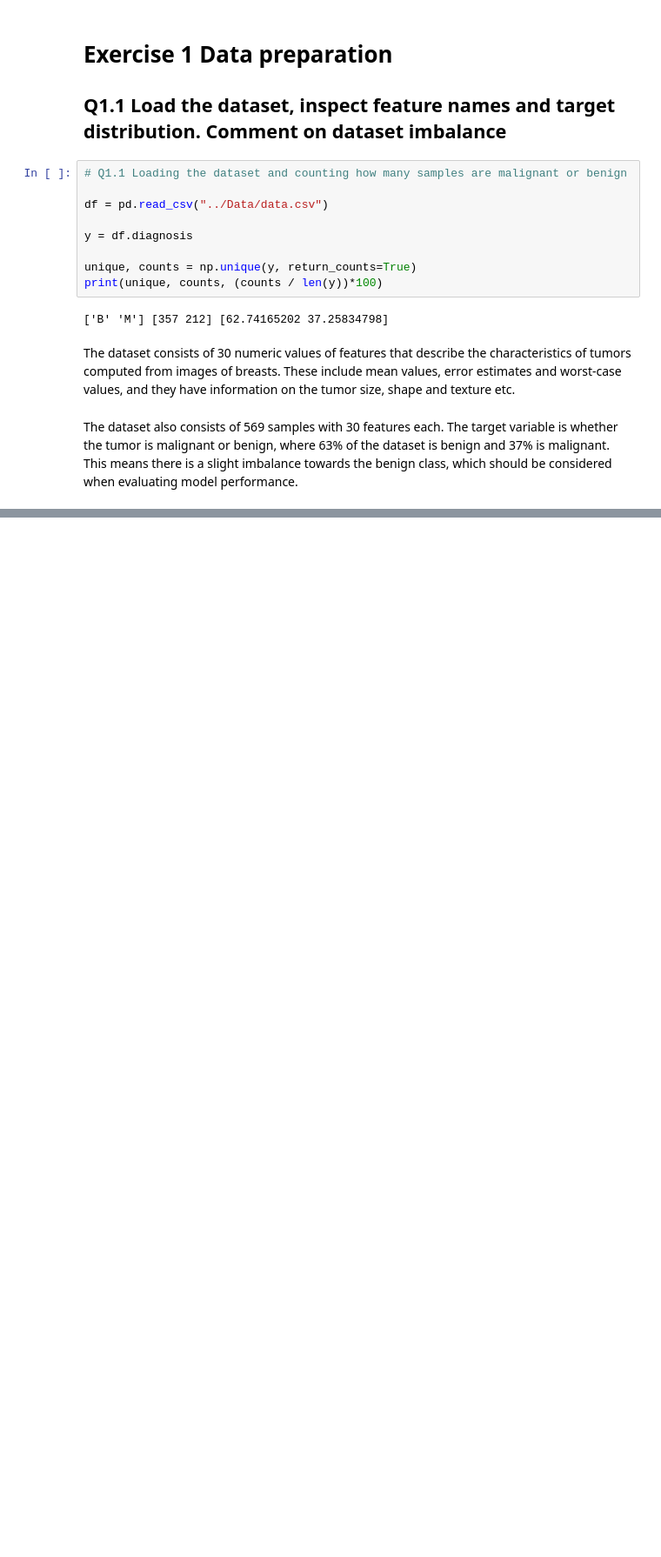
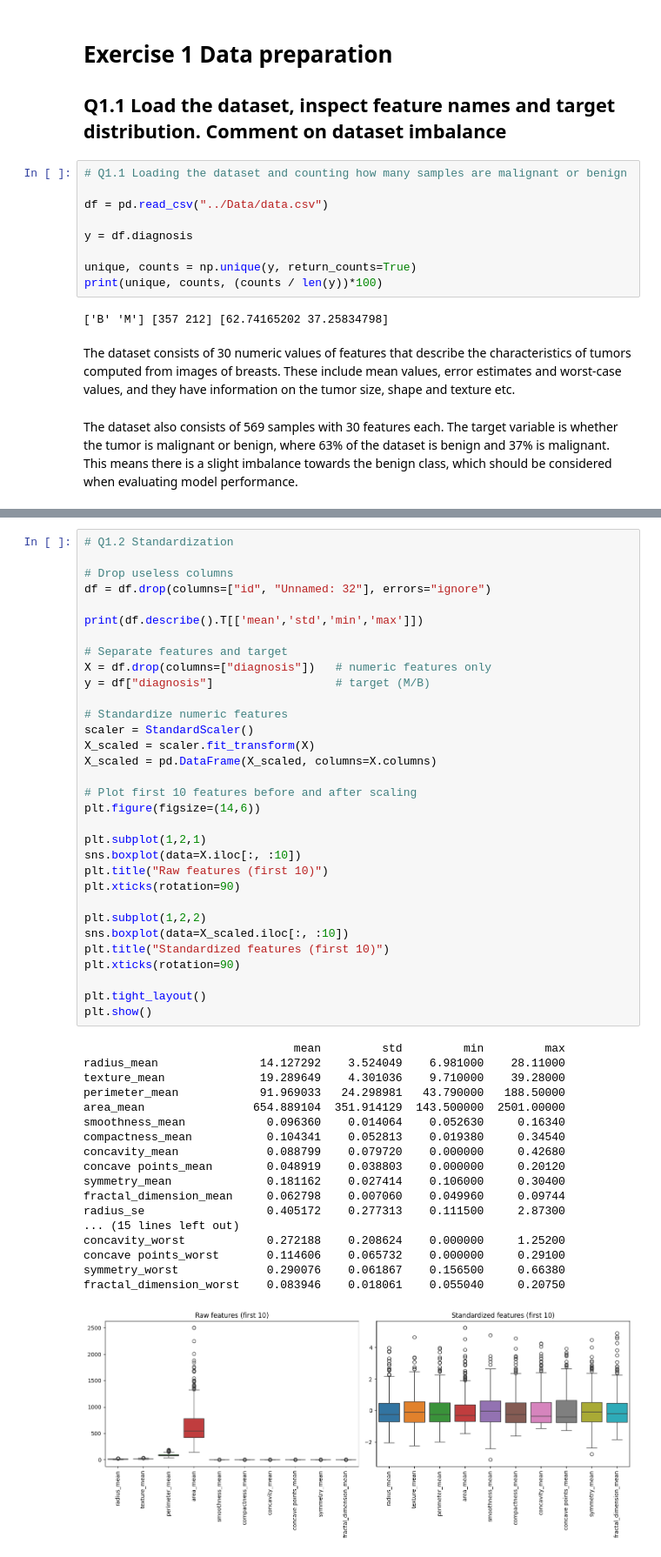
Before and after one commit to Bennny14/MachineLearningAssignment2, a Jupyter notebook: Notebooks/main.ipynb, the cells around one changed output, grey strips where cells are left out. Shown at 87% size. Saved outputs shown, nothing was run; the diff lists cells and outputs as text; blank space fills up the shorter version.

```diff
--- a/Notebooks/main.ipynb
+++ b/Notebooks/main.ipynb
@@ -22,0 +28,51 @@ The dataset also consists of 569 samples with 30 features each. The target varia
+# %%
+# Q1.2 Standardization
+
+# Drop useless columns
+df = df.drop(columns=["id", "Unnamed: 32"], errors="ignore")
+
+print(df.describe().T[['mean','std','min','max']])
+
+# Separate features and target
+X = df.drop(columns=["diagnosis"])   # numeric features only
+y = df["diagnosis"]                  # target (M/B)
+
+# Standardize numeric features
+scaler = StandardScaler()
+X_scaled = scaler.fit_transform(X)
+X_scaled = pd.DataFrame(X_scaled, columns=X.columns)
+
+# Plot first 10 features before and after scaling
+plt.figure(figsize=(14,6))
+
+plt.subplot(1,2,1)
+sns.boxplot(data=X.iloc[:, :10])
+plt.title("Raw features (first 10)")
+plt.xticks(rotation=90)
+
+plt.subplot(1,2,2)
+sns.boxplot(data=X_scaled.iloc[:, :10])
+plt.title("Standardized features (first 10)")
+plt.xticks(rotation=90)
+
+plt.tight_layout()
+plt.show()
+# %% [output]
+                               mean         std         min         max
+radius_mean               14.127292    3.524049    6.981000    28.11000
+texture_mean              19.289649    4.301036    9.710000    39.28000
+perimeter_mean            91.969033   24.298981   43.790000   188.50000
+area_mean                654.889104  351.914129  143.500000  2501.00000
+smoothness_mean            0.096360    0.014064    0.052630     0.16340
+compactness_mean           0.104341    0.052813    0.019380     0.34540
+concavity_mean             0.088799    0.079720    0.000000     0.42680
+concave points_mean        0.048919    0.038803    0.000000     0.20120
+symmetry_mean              0.181162    0.027414    0.106000     0.30400
+fractal_dimension_mean     0.062798    0.007060    0.049960     0.09744
+radius_se                  0.405172    0.277313    0.111500     2.87300
+... (15 lines left out)
+concavity_worst            0.272188    0.208624    0.000000     1.25200
+concave points_worst       0.114606    0.065732    0.000000     0.29100
+symmetry_worst             0.290076    0.061867    0.156500     0.66380
+fractal_dimension_worst    0.083946    0.018061    0.055040     0.20750
+[figure, added]
```
Also changed, not shown: parts of 4 cells of this notebook.
